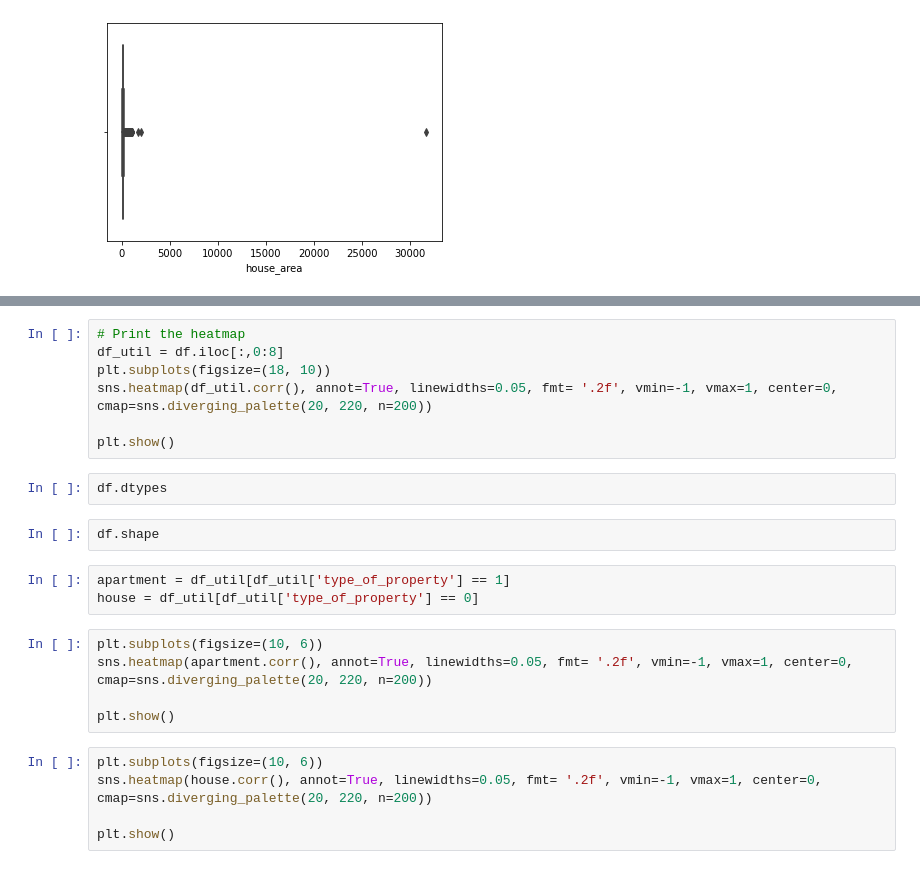
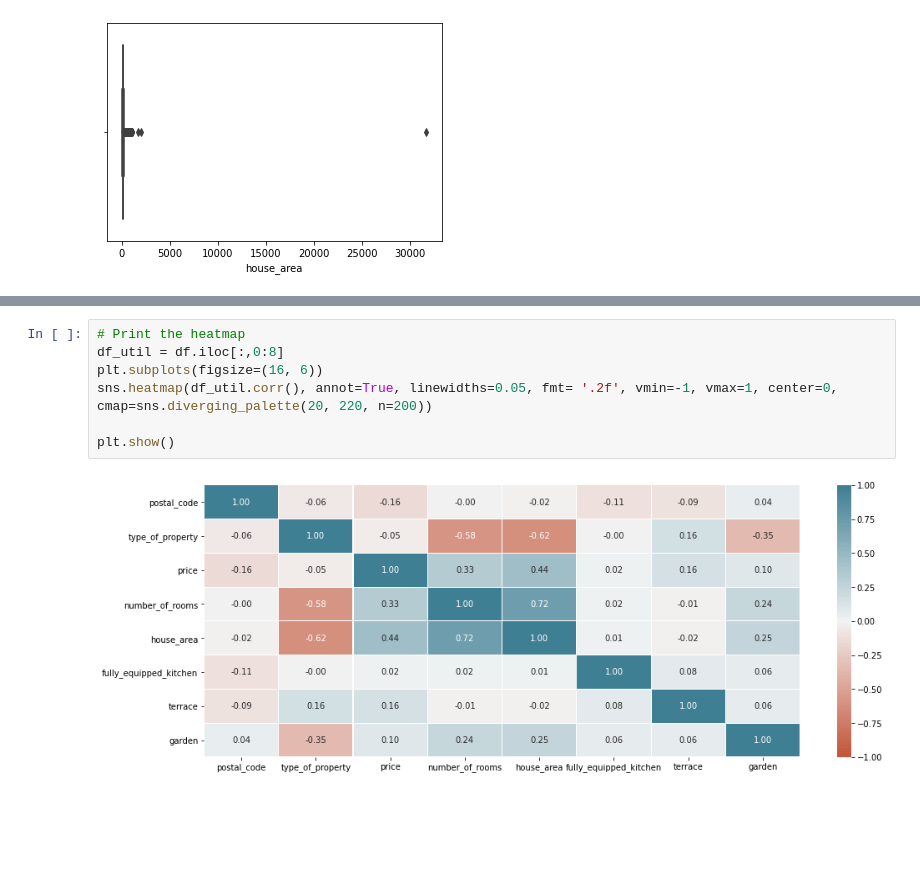
Before and after one commit to leersmathieu/ImmoEliza-API, a Jupyter notebook: data-cleaning-IC52.ipynb, the cells around one changed output, grey strips where cells are left out. Drawn from its saved outputs; the diff is of its cells as text; blank space fills up the shorter version.

```diff
--- a/data-cleaning-IC52.ipynb
+++ b/data-cleaning-IC52.ipynb
@@ -158,24 +176,9 @@ df['state_of_the_building'].value_counts()
 # %%
 # Print the heatmap
 df_util = df.iloc[:,0:8]
-plt.subplots(figsize=(18, 10))
+plt.subplots(figsize=(16, 6))
 sns.heatmap(df_util.corr(), annot=True, linewidths=0.05, fmt= '.2f', vmin=-1, vmax=1, center=0, cmap=sns.diverging_palette(20, 220, n=200))
 
 plt.show()
+# %% [output]
+[figure, added]
-# %%
-df.dtypes
-# %%
-df.shape
-# %%
-apartment = df_util[df_util['type_of_property'] == 1]
-house = df_util[df_util['type_of_property'] == 0]
-# %%
-plt.subplots(figsize=(10, 6))
-sns.heatmap(apartment.corr(), annot=True, linewidths=0.05, fmt= '.2f', vmin=-1, vmax=1, center=0, cmap=sns.diverging_palette(20, 220, n=200))
-
-plt.show()
-# %%
-plt.subplots(figsize=(10, 6))
-sns.heatmap(house.corr(), annot=True, linewidths=0.05, fmt= '.2f', vmin=-1, vmax=1, center=0, cmap=sns.diverging_palette(20, 220, n=200))
-
-plt.show()
```
Also changed, not shown: parts of 16 cells of this notebook, 2 other files.
